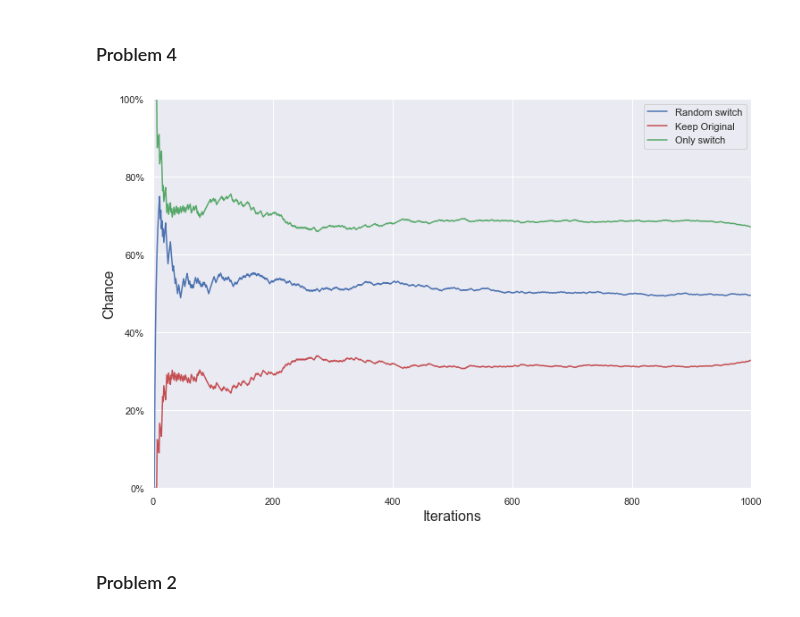
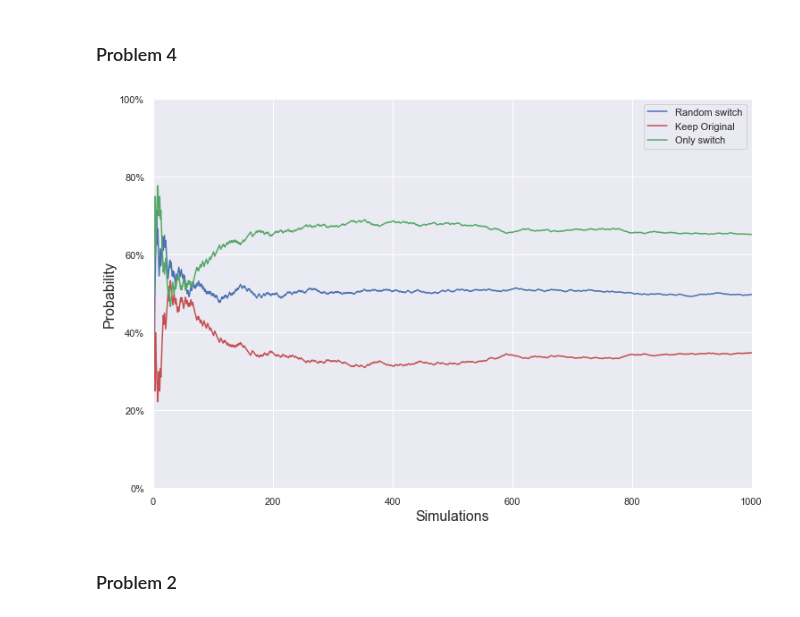
Before and after one commit to christion-b/DATA1401, a Jupyter notebook: Homework/Homework 6/answers_hw6.ipynb, the cells around one changed output. Drawn from its saved outputs; the diff is of its cells as text; code cells hidden in the pictures.

```diff
--- a/Homework/Homework 6/answers_hw6.ipynb
+++ b/Homework/Homework 6/answers_hw6.ipynb
@@ -96,7 +96,7 @@ import random as rnd
 import matplotlib.pyplot as plt
 import matplotlib.ticker as ticker
 
-ngames=1000
+ngames=100000
 def genGame(n: int):
     game=[]
     for _ in range(n):
@@ -117,10 +117,10 @@ def randomChoice(game: list):
     history=[]
     for doors in game:
         attempts += 1
-        goat = reveal_goat(doors)
-        new_choice = rnd.randint(0, 1)
-        final_choice = 0 if new_choice == 0 else 2 if goat == 1 else 1
-        if (doors[final_choice] == True):
+        goat = showGoat(doors)
+        newChoice = rnd.randint(0, 1)
+        finalChoice = 0 if newChoice == 0 else 2 if goat == 1 else 1
+        if (doors[finalChoice] == True):
             wins += 1
         history.append(wins / attempts)
     return wins, history
@@ -131,44 +131,44 @@ def keepChoice(game: list):
     history=[]
     for doors in game:
         attempts+= 1
         if (doors[0] == True):
             wins+= 1
         history.append(wins / attempts)
     return wins, history
 
 def switchChoice(game: list):
     wins=0
     attempts=0
     history=[]
     for doors in game:
         attempts += 1
-        goat = reveal_goat(doors)
-        new_choice = 1 if goat == 2 else 2
-        if (doors[new_choice] == True):
+        goat = showGoat(doors)
+        newChoice = 1 if goat == 2 else 2
+        if (doors[newChoice] == True):
             wins += 1
         history.append(wins / attempts)
     return wins, history
 
 game =genGame(ngames)
 
-wins_random, history_random=simulate_random_choice(game)
-wins_keep, history_keep=simulate_keep_choice(game)
-wins_switch, history_switch=simulate_switch_choice(game)
+randomWins, randomHistory= randomChoice(game)
+keepWins, keepHistory = keepChoice(game)
+switchWins, switchHistory= switchChoice(game)
 
 
 plt.figure(figsize=(12,8))
-plt.plot(history_random, 'b', label="Random switch")
-plt.plot(history_keep, 'r', label="Keep Original")
-plt.plot(history_switch, 'g', label="Only switch")
+plt.plot(randomHistory, 'b', label="Random switch")
+plt.plot(keepHistory, 'r', label="Keep Original")
+plt.plot(switchHistory, 'g', label="Only switch")
 plt.legend(loc='upper right')
 plt.ylim(0, 1.0)
 plt.xlim(0, 1000)
-plt.ylabel("Chance", fontsize=16)
+plt.ylabel("Probability", fontsize=16)
 plt.gca().yaxis.set_major_formatter(ticker.PercentFormatter(xmax=1.0))
-plt.xlabel("Iterations", fontsize=16)
+plt.xlabel("Simulations", fontsize=16)
 plt.grid(True)
 plt.show()
 # %% [output]
-[figure, old version]
+[figure, new version]
 # %% [markdown]
 ### Problem 2
```
Also changed, not shown: parts of 7 cells of this notebook, 1 other file.
